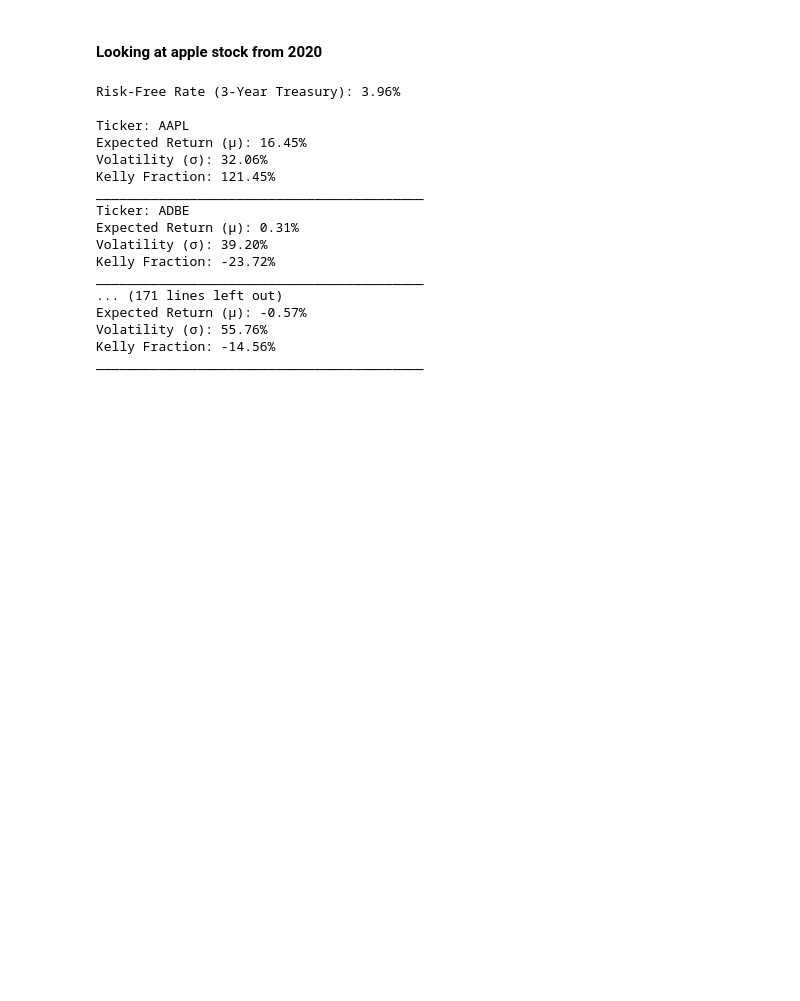
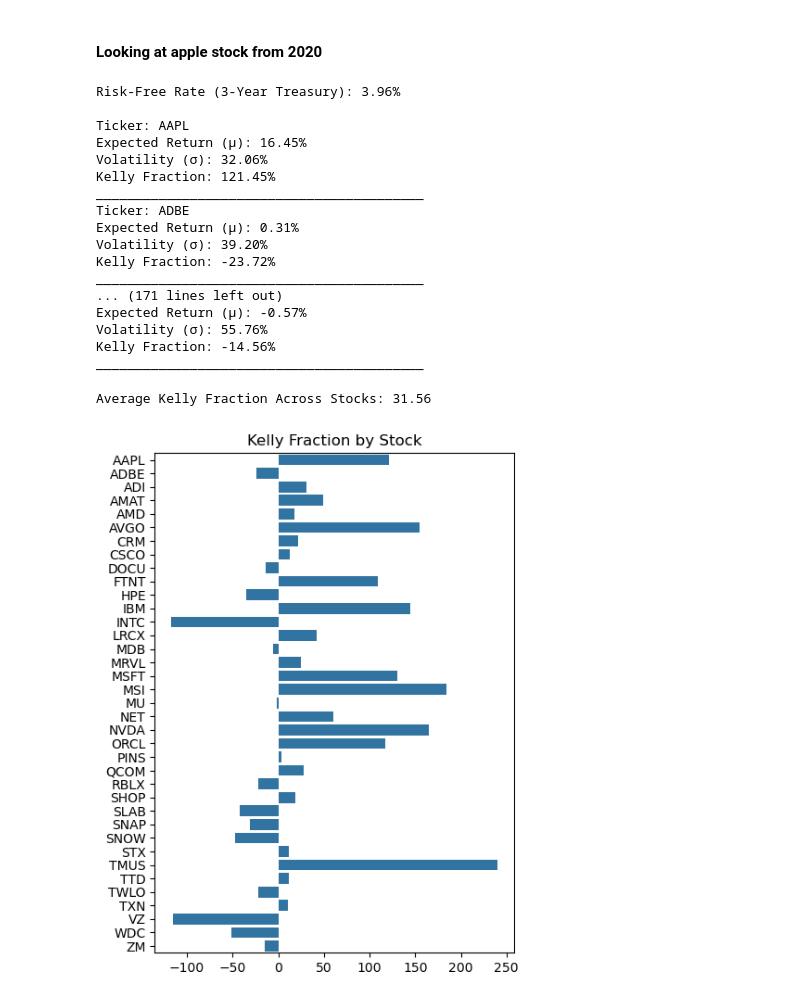
Before and after one commit to GeronimoBWalker/commodity, a Jupyter notebook: Backtest/Kelly_Criterion.ipynb, the cells around one changed output. Saved outputs shown, nothing was run; the diff lists cells and outputs as text; code cells hidden in the pictures; blank space fills up the shorter version.

Commit message:
Kelly Criterion

```diff
--- a/Backtest/Kelly_Criterion.ipynb
+++ b/Backtest/Kelly_Criterion.ipynb
@@ -134,6 +134,7 @@ print(" ")
 
 
 stocks = stock_data.columns.to_list()
+kellys = []
 for stock in stocks:
 
     data = stock_data.loc[:, [stock]]
@@ -143,6 +144,7 @@ for stock in stocks:
     mu = log_return[stock].mean() * 252
     sigma = log_return[stock].std() * np.sqrt(252)
     kelly_fraction = (mu - latest_rf) / sigma**2
+    kellys.append(kelly_fraction*100)
 
     print("Ticker:", stock)
     print(f"Expected Return (μ): {mu:.2%}")
@@ -167,3 +169,13 @@ Expected Return (μ): -0.57%
 Volatility (σ): 55.76%
 Kelly Fraction: -14.56%
 __________________________________________
+# %%
+plt.figure(figsize=(5,7))
+sns.barplot(y=stocks,x=kellys,orient='h')
+plt.title('Kelly Fraction by Stock')
+average_kelly = np.round(np.mean(kellys),2)
+print(f"Average Kelly Fraction Across Stocks: {average_kelly}")
+plt.show()
+# %% [output]
+Average Kelly Fraction Across Stocks: 31.56
+[figure, added]
```
